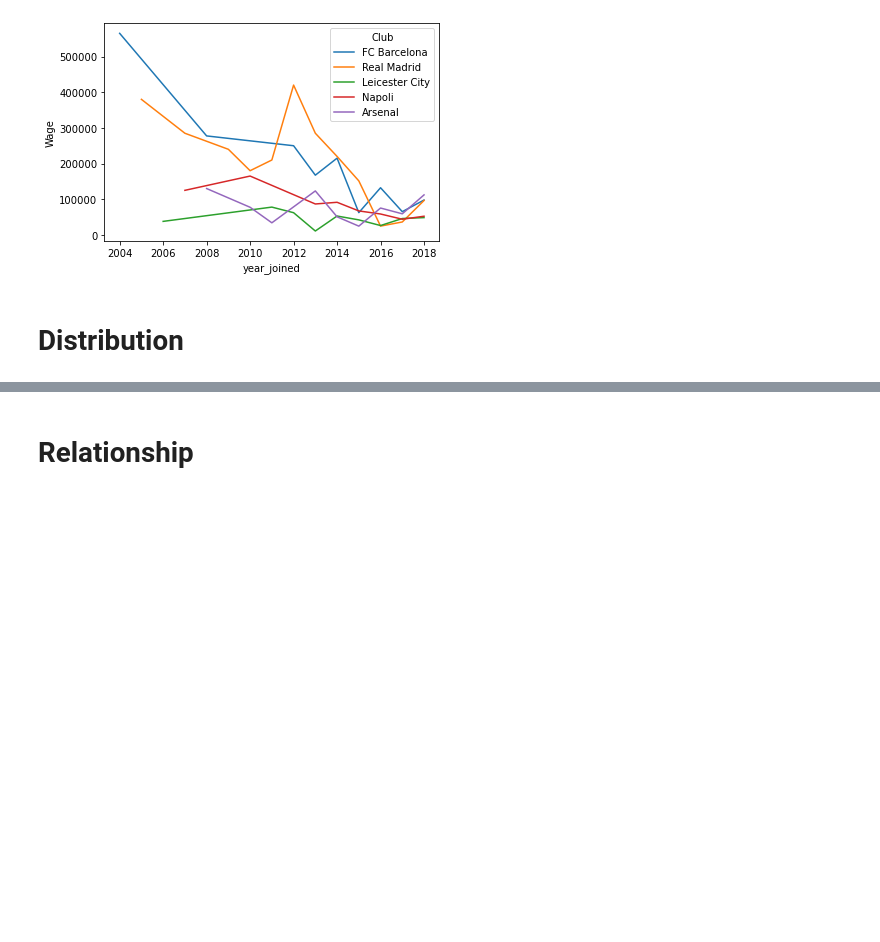
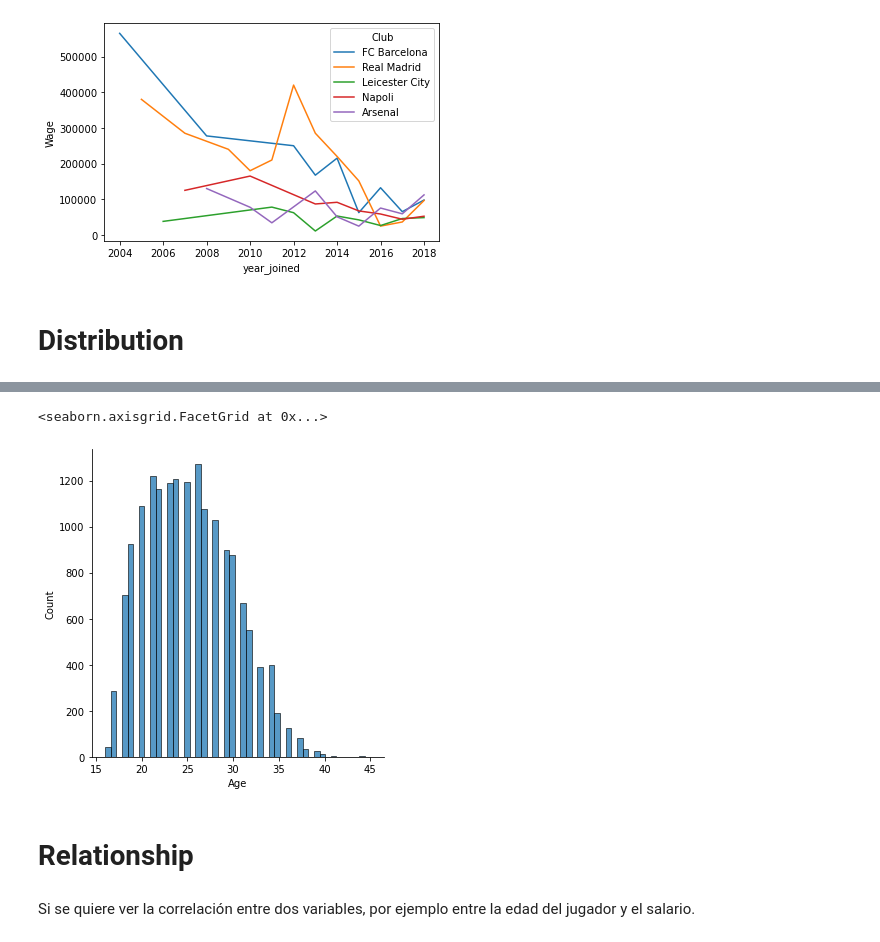
Before and after one commit to Agustin-Ber/Capacitacion-Python, a Jupyter notebook: Graficos/Visualizacion.ipynb, the cells around one changed output, grey strips where cells are left out. Drawn from its saved outputs; the diff is of its cells as text; code cells hidden in the pictures; blank space fills up the shorter version.

```diff
--- a/Graficos/Visualizacion.ipynb
+++ b/Graficos/Visualizacion.ipynb
@@ -136,4 +157,11 @@ sns.distplot(df['Age'])
+# %%
+sns.displot( df, x="Age" )
+# %% [output]
+<seaborn.axisgrid.FacetGrid at 0x...>
+[figure, added]
 # %% [markdown]
 # Relationship
+# %% [markdown]
+Si se quiere ver la correlación entre dos variables, por ejemplo entre la edad del jugador y el salario.
 # %%
 ## scaterplot
```
Also changed, not shown: parts of 21 cells of this notebook.
